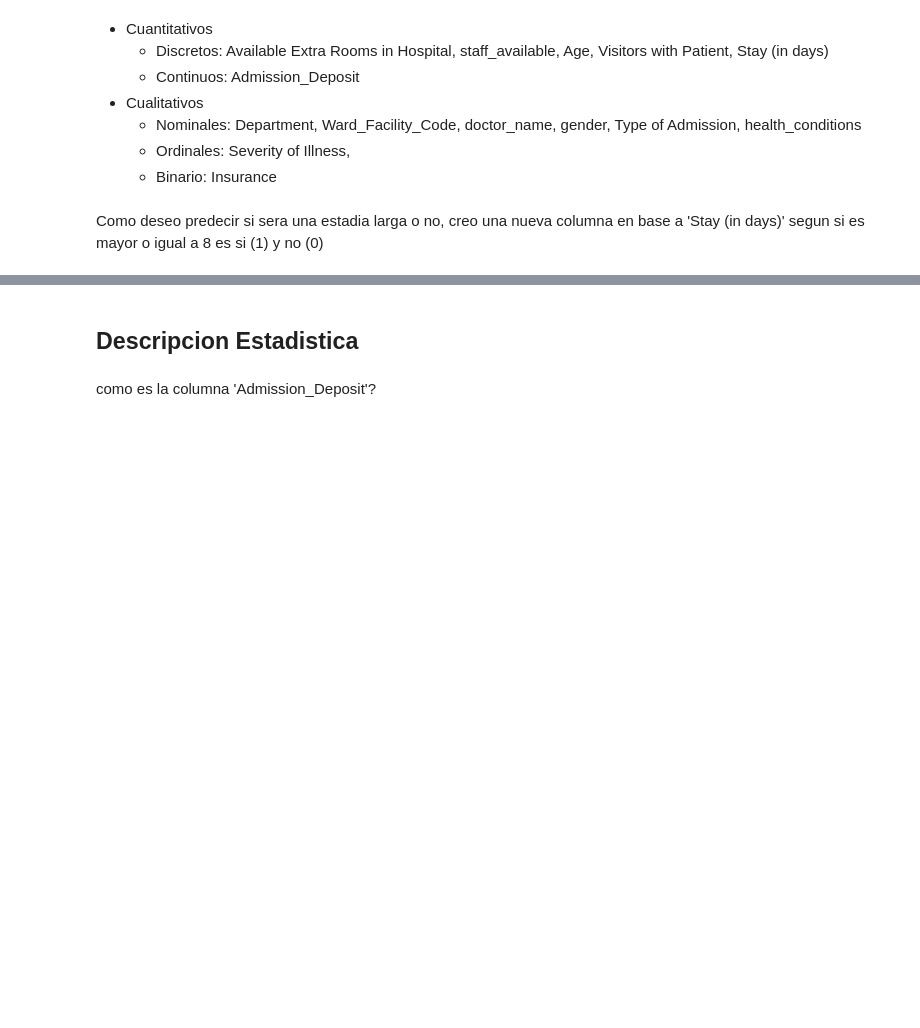
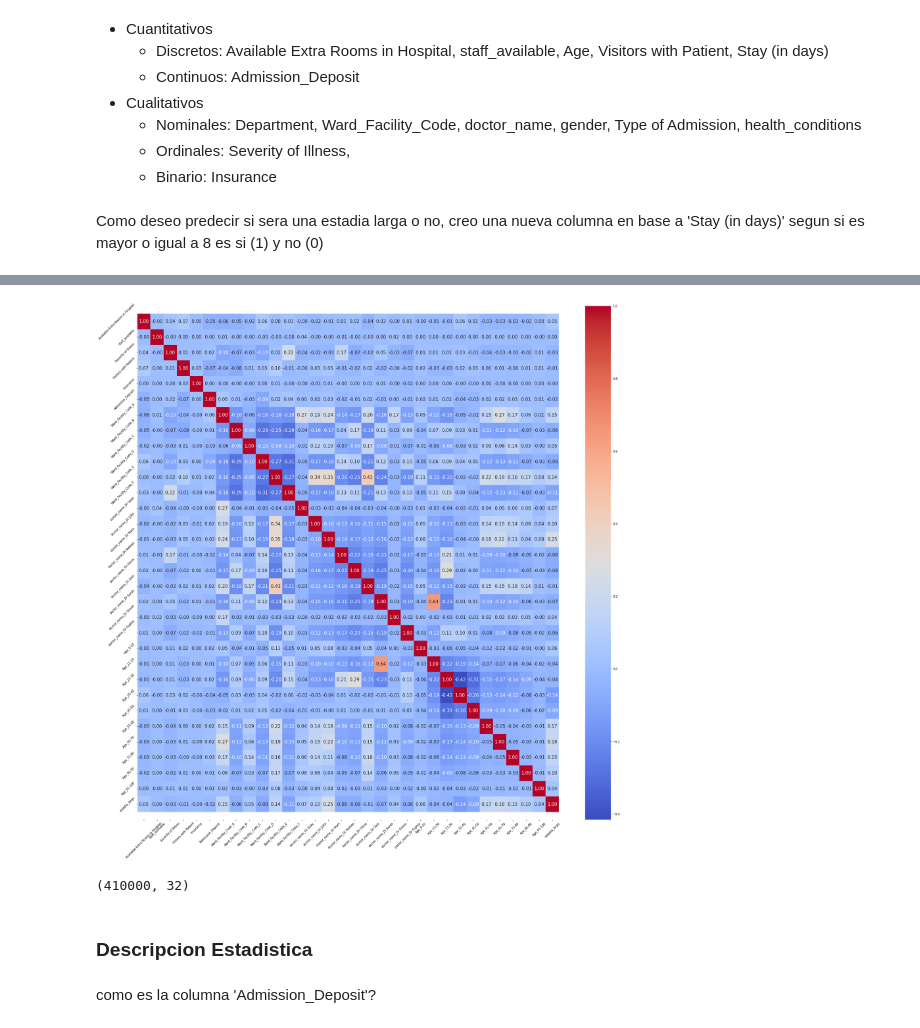
Before and after one commit to Heizhem/Datathon, a Jupyter notebook: feature_ingeneering.ipynb, the cells around one changed output, grey strips where cells are left out. Cells and saved outputs as stored; diff of their text form; code cells hidden in the pictures; blank space fills up the shorter version.

```diff
--- a/feature_ingeneering.ipynb
+++ b/feature_ingeneering.ipynb
@@ -94,0 +119,39 @@ for dep in df['Department'].unique():
+# %%
+df.drop(['Age_0-10',
+       'Age_11-20', 'Age_21-30', 'Age_31-40', 'Age_41-50', 'Age_51-60',
+       'Age_61-70', 'Age_71-80', 'Age_81-90', 'Age_91-100'],axis=1,inplace=True)
+# %%
+df.drop(['Type of Admission_Emergency', 'Type of Admission_Trauma',
+       'Type of Admission_Urgent'],axis=1,inplace=True)
+# %%
+df.drop(['health_conditions_Asthama',
+       'health_conditions_Diabetes','health_conditions_Heart disease',
+       'health_conditions_High Blood Pressure', 'health_conditions_None',
+       'health_conditions_Other'],axis=1,inplace=True)
+# %%
+df.drop(['gender_Female', 'gender_Male','gender_Other'],axis=1,inplace=True)
+# %%
+## corr
+def plot_corre_heatmap(corr):
+    '''
+    Definimos una función para ayudarnos a graficar un heatmap de correlación
+    '''
+    plt.figure(figsize=(df.shape[1],df.shape[1]))
+    sns.heatmap(corr, cbar = True,  square = False, annot=True, fmt= '.2f'
+                ,annot_kws={'size': 15},cmap= 'coolwarm')
+    plt.xticks(rotation = 45)
+    plt.yticks(rotation = 45)
+    # Arreglamos un pequeño problema de visualización
+    b, t = plt.ylim() # discover the values for bottom and top
+    b += 0.5 # Add 0.5 to the bottom
+    t -= 0.5 # Subtract 0.5 from the top
+    plt.ylim(b, t) # update the ylim(bottom, top) values
+    plt.show()
+corr = df.corr()
+plot_corre_heatmap(corr)
+# %% [output]
+[figure, added]
+# %%
+df.shape
+# %% [output]
+(410000, 32)
@@ -95,5 +160,5 @@ for dep in df['Department'].unique():
 # %% [markdown]
-## Descripcion Estadistica
+### Descripcion Estadistica
 # %% [markdown]
 como es la columna 'Admission_Deposit'?
 # %% [markdown]
```
Also changed, not shown: parts of 30 cells of this notebook, 7 other files.
